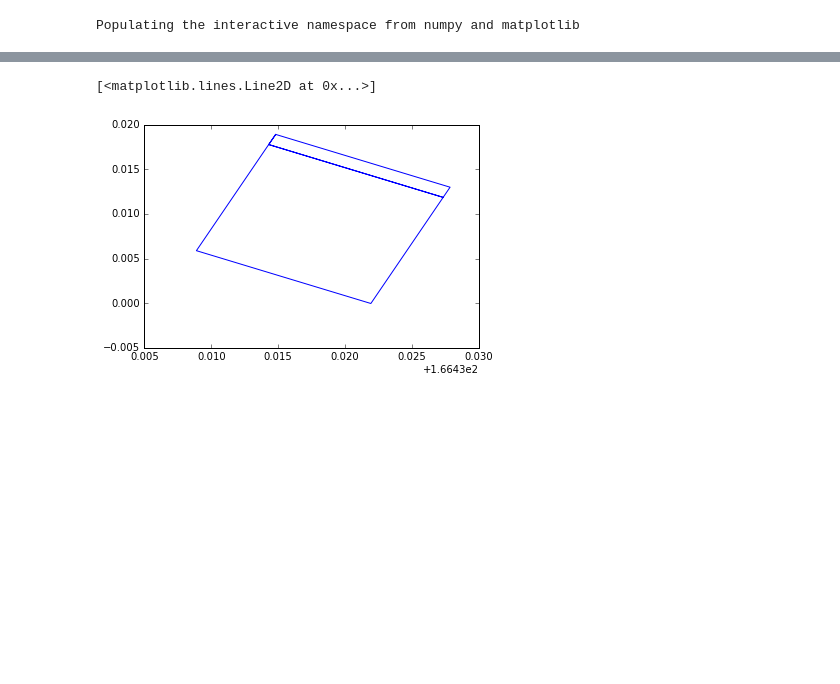
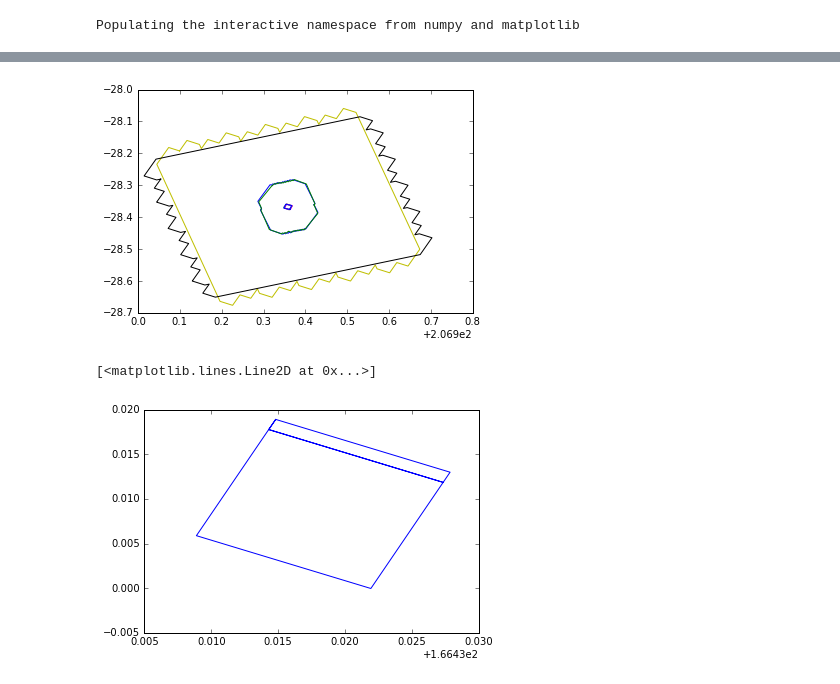
Before and after one commit to dobos/HerschelDB, a Jupyter notebook: plot/Untitled.ipynb, the cells around one changed output, grey strips where cells are left out. Drawn from its saved outputs; the diff is of its cells as text; code cells hidden in the pictures; blank space fills up the shorter version.

```diff
--- a/plot/Untitled.ipynb
+++ b/plot/Untitled.ipynb
@@ -13,0 +5,38 @@ def openURL(url):
+# %%
+import matplotlib.pyplot as plt
+import numpy as np
+import urllib.parse
+import urllib.request
+import json
+
+baseURL = "http://localhost/HerschelWs/Api/"
+
+def openURL(url, values, headers):
+    if values == None:
+        url = baseURL + url
+    else:
+        params = urllib.parse.urlencode(values)
+        url = baseURL + url + '?' + params
+    req = urllib.request.Request(url, headers=headers)
+    with urllib.request.urlopen(req) as response:
+        data = response.read()
+        data = data.decode("ascii")
+        return data
+
+def openTable(url, params):
+    data = openURL(url, params, {'Accept': 'text/plain'})
+    return np.loadtxt(data.splitlines())
+
+def openJSON(url, params):
+    data = openURL(url, params, {'Accept': 'application/json'})
+    return json.loads(data)
+
+def findObsIntersect(inst, region):
+    url = "Observations"
+    params = { "findby": "intersect", "inst": inst, "region": region }
+    return openJSON(url, params)
+
+def getObsPoints(inst, obsID, res):
+    url = "Observations/" + inst + "/" + str(obsID) + "/Footprint/Outline/Points"
+    params = { "res": res }
+    return openTable(url, params)
@@ -14 +76,8 @@ def openURL(url):
+# %%
+obs = findObsIntersect("PACS", "CIRCLE J2000 207.25 -28.4 20")
+for o in obs:
+    points = getObsPoints(o["inst"], o["obsID"], 0.2)
+    plt.plot(points[:,1], points[:,2], '-')
+# %% [output]
+[figure, added]
 # %%
```
Also changed, not shown: parts of 6 cells of this notebook, 2 other files.
